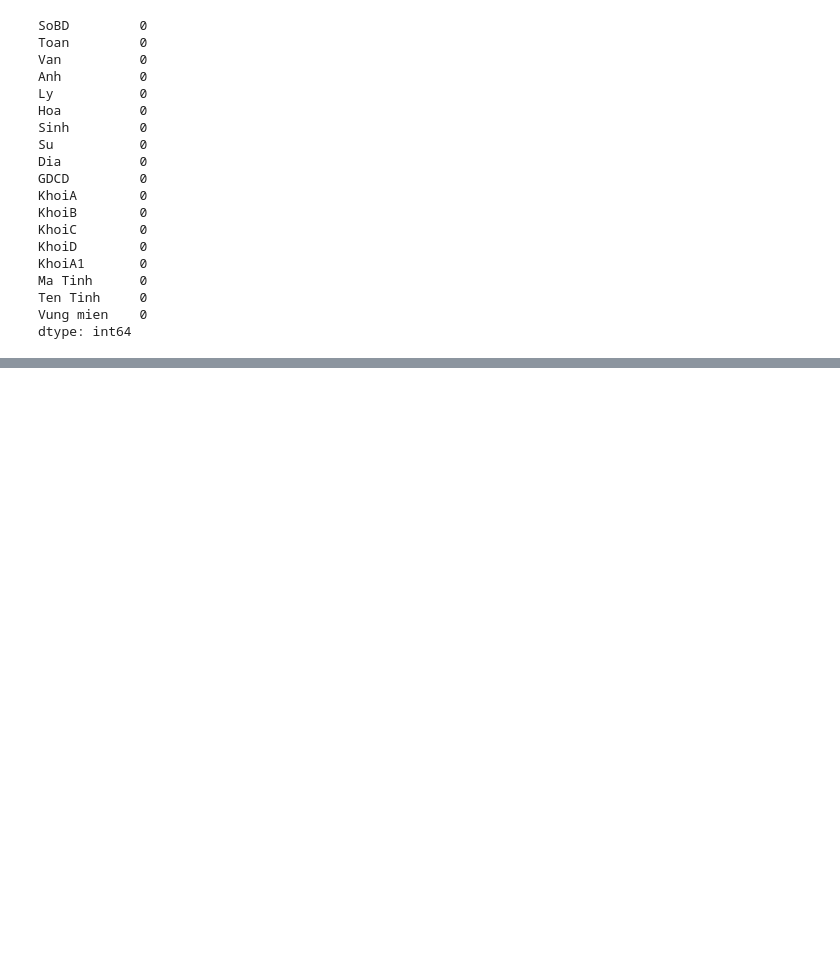
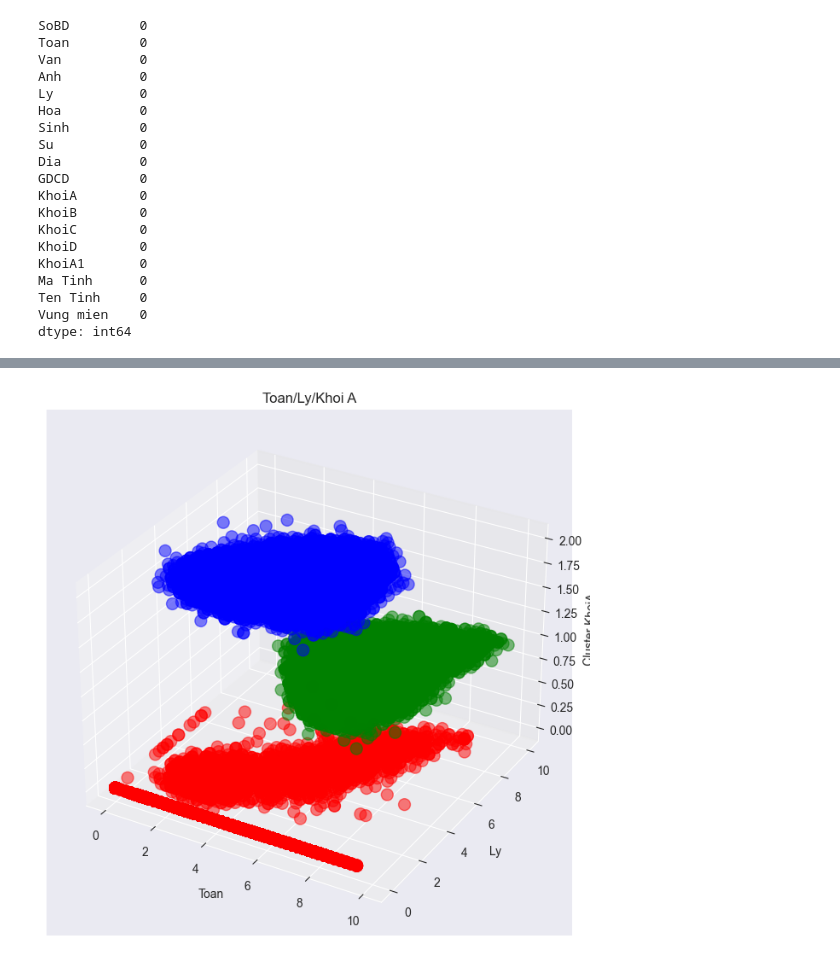
Before and after one commit to khangthunhat/DataMining, a Jupyter notebook: lab10/P4.ipynb, the cells around one changed output, grey strips where cells are left out. Cells and saved outputs as stored; diff of their text form; code cells hidden in the pictures; blank space fills up the shorter version.

```diff
--- a/lab10/P4.ipynb
+++ b/lab10/P4.ipynb
@@ -171,0 +128,9 @@ KMeans does not accept missing values encoded as NaN natively. For supervised le
+# %%
+clusters_A = 3
+model = KMeans(init='k-means++', n_clusters=clusters_A, n_init=12)
+# %%
+model.fit(scores_A)
+labels_A = model.labels_
+# %%
+scores_A = np.insert(scores_A, 4,values=labels_A, axis=1)
+scores_A
@@ -171,0 +145,2 @@ KMeans does not accept missing values encoded as NaN natively. For supervised le
+# %%
+scores_A_df = pd.DataFrame(scores_A, columns= ['Toan','Ly','Hoa','KhoiA','ClustersA'])
@@ -171,0 +169,17 @@ KMeans does not accept missing values encoded as NaN natively. For supervised le
+# %%
+fig = plt.figure(figsize=(20, 8))
+ax = fig.add_subplot(111, projection='3d')
+ax.set_xlabel("Toan")
+ax.set_ylabel("Ly")
+ax.set_zlabel("Cluster KhoiA")
+ax.set_title("Toan/Ly/Khoi A")
+
+colors = ['r', 'g', 'b']
+
+for i, c in enumerate(colors):
+    clustered_data = scores_A_df[scores_A_df['ClustersA'] == i]
+    ax.scatter(clustered_data['Toan'], clustered_data['Ly'], clustered_data['ClustersA'], c=c, s=100, alpha=0.5)
+
+plt.show()
+# %% [output]
+[figure, added]
```
Also changed, not shown: parts of 21 cells of this notebook, 4 other files.
